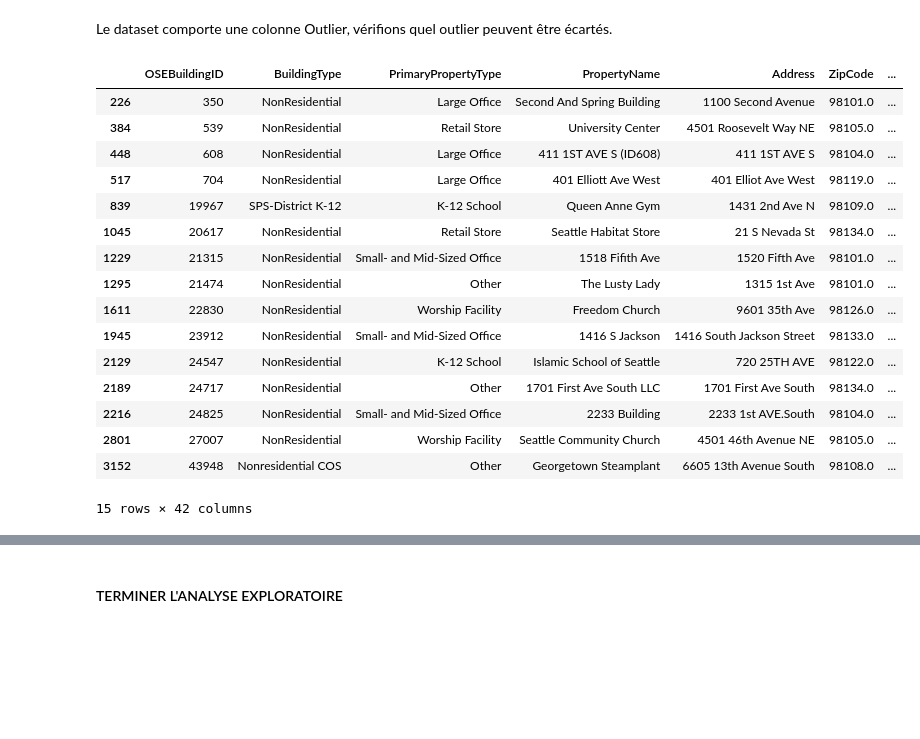
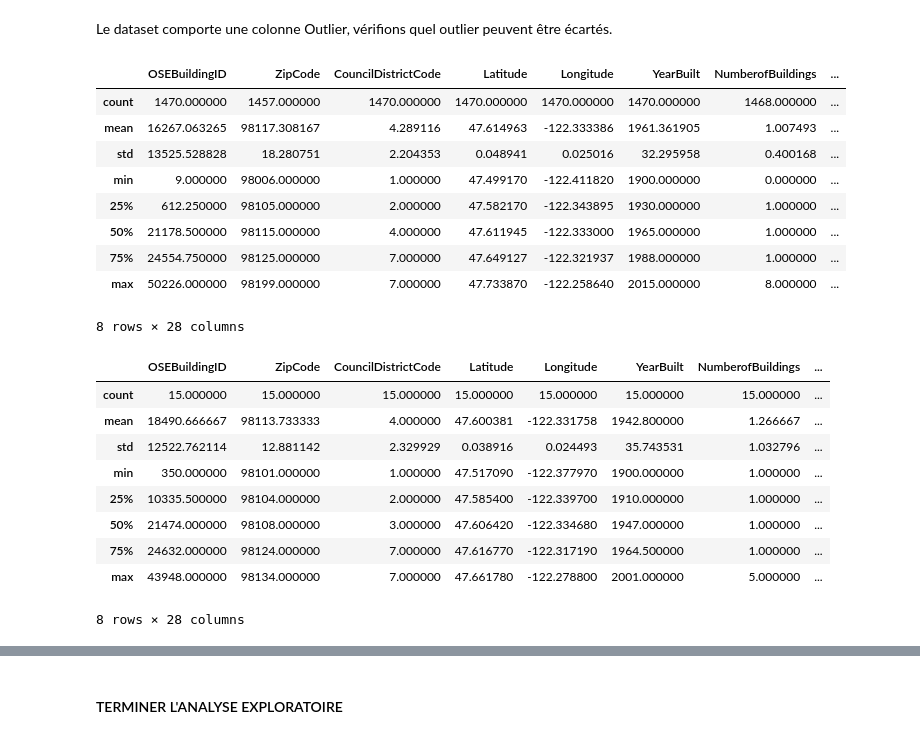
Before and after one commit to IngridFi70/Projet06, a Jupyter notebook: modelisation.ipynb, the cells around one changed output, grey strips where cells are left out. Saved outputs shown, nothing was run; the diff lists cells and outputs as text; code cells hidden in the pictures; blank space fills up the shorter version.

```diff
--- a/modelisation.ipynb
+++ b/modelisation.ipynb
@@ -331,0 +149,5 @@ Name: count, dtype: int64
+# %%
+# suppression des bâtiments avec conso électrique négative
+print('lignes et colonnes AVANT modif :', building_consumption_clean.shape)
+building_consumption_clean = building_consumption_clean[building_consumption_clean['Electricity(kWh)'] >= 0]
+print('lignes et colonnes APRES modif :', building_consumption_clean.shape)
@@ -334,23 +184,30 @@ Le dataset comporte une colonne Outlier, vérifions quel outlier peuvent être
 # %%
 # Analyse des bâtiments marqués comme outliers
 check_outliers=building_consumption_clean[building_consumption_clean['Outlier'].notna()]
-check_outliers.head(20)
+check_normal = building_consumption_clean[building_consumption_clean['Outlier'].isna()]
+check_normal.describe()
 # %% [output]
-|  | OSEBuildingID | BuildingType | PrimaryPropertyType | PropertyName | Address | ZipCode | ... |
-| 226 | 350 | NonResidential | Large Office | Second And Spring Building | 1100 Second Avenue | 98101.0 | ... |
-| 384 | 539 | NonResidential | Retail Store | University Center | 4501 Roosevelt Way NE | 98105.0 | ... |
-| 448 | 608 | NonResidential | Large Office | 411 1ST AVE S (ID608) | 411 1ST AVE S | 98104.0 | ... |
-| 517 | 704 | NonResidential | Large Office | 401 Elliott Ave West | 401 Elliot Ave West | 98119.0 | ... |
-| 839 | 19967 | SPS-District K-12 | K-12 School | Queen Anne Gym | 1431 2nd Ave N | 98109.0 | ... |
-| 1045 | 20617 | NonResidential | Retail Store | Seattle Habitat Store | 21 S Nevada St | 98134.0 | ... |
-| 1229 | 21315 | NonResidential | Small- and Mid-Sized Office | 1518 Fifith Ave | 1520 Fifth Ave | 98101.0 | ... |
-| 1295 | 21474 | NonResidential | Other | The Lusty Lady | 1315 1st Ave | 98101.0 | ... |
-| 1611 | 22830 | NonResidential | Worship Facility | Freedom Church | 9601 35th Ave | 98126.0 | ... |
-| 1945 | 23912 | NonResidential | Small- and Mid-Sized Office | 1416 S Jackson | 1416 South Jackson Street | 98133.0 | ... |
-| 2129 | 24547 | NonResidential | K-12 School | Islamic School of Seattle | 720 25TH AVE | 98122.0 | ... |
-| 2189 | 24717 | NonResidential | Other | 1701 First Ave South LLC | 1701 First Ave South | 98134.0 | ... |
-| 2216 | 24825 | NonResidential | Small- and Mid-Sized Office | 2233 Building | 2233 1st AVE.South | 98104.0 | ... |
-| 2801 | 27007 | NonResidential | Worship Facility | Seattle Community Church | 4501 46th Avenue NE | 98105.0 | ... |
-| 3152 | 43948 | Nonresidential COS | Other | Georgetown Steamplant | 6605 13th Avenue South | 98108.0 | ... |
+|  | OSEBuildingID | ZipCode | CouncilDistrictCode | Latitude | Longitude | YearBuilt | NumberofBuildings | ... |
+| count | 1470.000000 | 1457.000000 | 1470.000000 | 1470.000000 | 1470.000000 | 1470.000000 | 1468.000000 | ... |
+| mean | 16267.063265 | 98117.308167 | 4.289116 | 47.614963 | -122.333386 | 1961.361905 | 1.007493 | ... |
+| std | 13525.528828 | 18.280751 | 2.204353 | 0.048941 | 0.025016 | 32.295958 | 0.400168 | ... |
+| min | 9.000000 | 98006.000000 | 1.000000 | 47.499170 | -122.411820 | 1900.000000 | 0.000000 | ... |
+| 25% | 612.250000 | 98105.000000 | 2.000000 | 47.582170 | -122.343895 | 1930.000000 | 1.000000 | ... |
+| 50% | 21178.500000 | 98115.000000 | 4.000000 | 47.611945 | -122.333000 | 1965.000000 | 1.000000 | ... |
+| 75% | 24554.750000 | 98125.000000 | 7.000000 | 47.649127 | -122.321937 | 1988.000000 | 1.000000 | ... |
+| max | 50226.000000 | 98199.000000 | 7.000000 | 47.733870 | -122.258640 | 2015.000000 | 8.000000 | ... |
-15 rows × 42 columns
+8 rows × 28 columns
+# %%
+check_outliers.describe()
+# %% [output]
+|  | OSEBuildingID | ZipCode | CouncilDistrictCode | Latitude | Longitude | YearBuilt | NumberofBuildings | ... |
+| count | 15.000000 | 15.000000 | 15.000000 | 15.000000 | 15.000000 | 15.000000 | 15.000000 | ... |
+| mean | 18490.666667 | 98113.733333 | 4.000000 | 47.600381 | -122.331758 | 1942.800000 | 1.266667 | ... |
+| std | 12522.762114 | 12.881142 | 2.329929 | 0.038916 | 0.024493 | 35.743531 | 1.032796 | ... |
+| min | 350.000000 | 98101.000000 | 1.000000 | 47.517090 | -122.377970 | 1900.000000 | 1.000000 | ... |
+| 25% | 10335.500000 | 98104.000000 | 2.000000 | 47.585400 | -122.339700 | 1910.000000 | 1.000000 | ... |
+| 50% | 21474.000000 | 98108.000000 | 3.000000 | 47.606420 | -122.334680 | 1947.000000 | 1.000000 | ... |
+| 75% | 24632.000000 | 98124.000000 | 7.000000 | 47.616770 | -122.317190 | 1964.500000 | 1.000000 | ... |
+| max | 43948.000000 | 98134.000000 | 7.000000 | 47.661780 | -122.278800 | 2001.000000 | 5.000000 | ... |
+8 rows × 28 columns
 # %%
```
Also changed, not shown: parts of 29 cells of this notebook.
